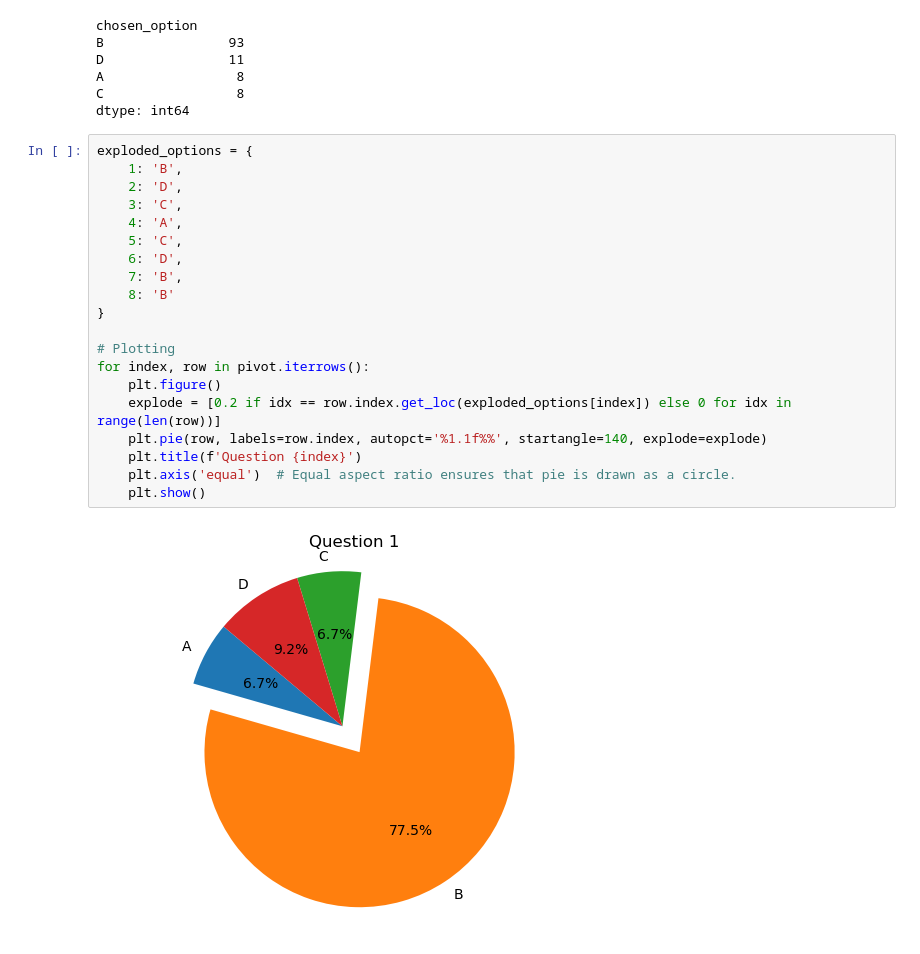
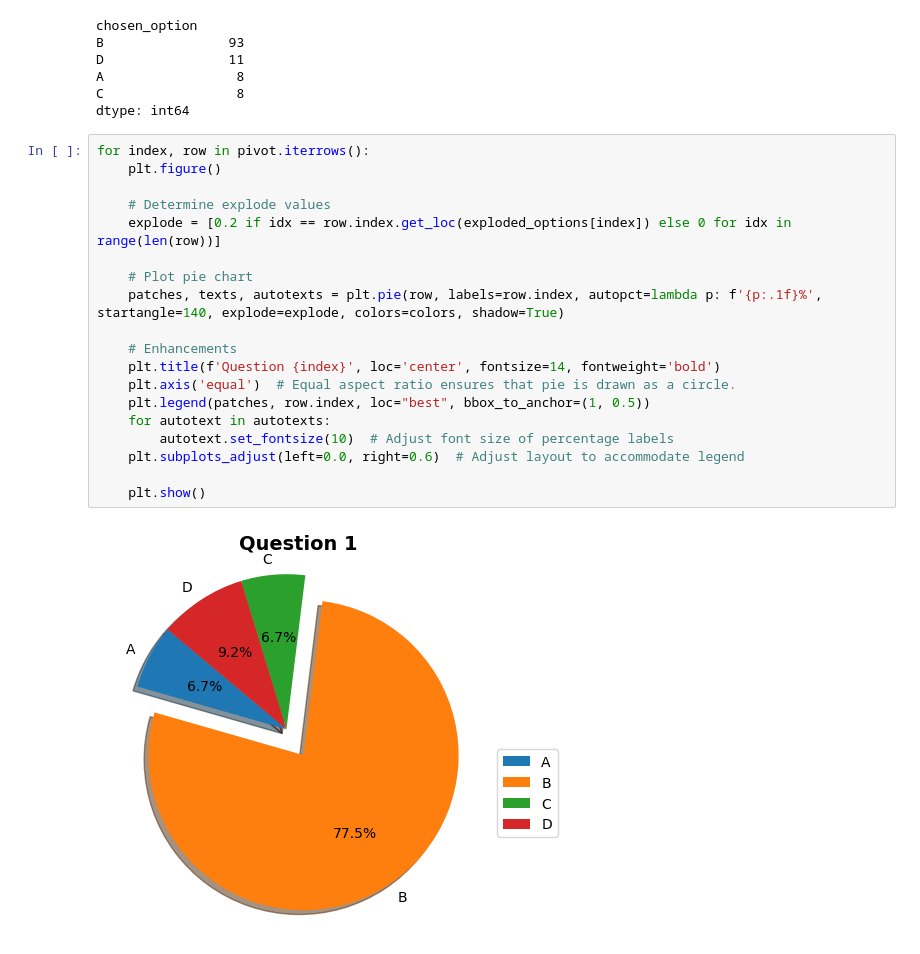
Before and after one commit to supernauth/quiz, a Jupyter notebook: analysis.ipynb, the cells around one changed output. Cells and saved outputs as stored; diff of their text form.

```diff
--- a/analysis.ipynb
+++ b/analysis.ipynb
@@ -165,24 +165,23 @@ A                 8
 C                 8
 dtype: int64
 # %%
-exploded_options = {
-    1: 'B',
-    2: 'D',
-    3: 'C',
-    4: 'A',
-    5: 'C',
-    6: 'D',
-    7: 'B',
-    8: 'B'
-}
-
-# Plotting
 for index, row in pivot.iterrows():
     plt.figure()
+
+    # Determine explode values
     explode = [0.2 if idx == row.index.get_loc(exploded_options[index]) else 0 for idx in range(len(row))]
-    plt.pie(row, labels=row.index, autopct='%1.1f%%', startangle=140, explode=explode)
-    plt.title(f'Question {index}')
+
+    # Plot pie chart
+    patches, texts, autotexts = plt.pie(row, labels=row.index, autopct=lambda p: f'{p:.1f}%', startangle=140, explode=explode, colors=colors, shadow=True)
+
+    # Enhancements
+    plt.title(f'Question {index}', loc='center', fontsize=14, fontweight='bold')
     plt.axis('equal')  # Equal aspect ratio ensures that pie is drawn as a circle.
+    plt.legend(patches, row.index, loc="best", bbox_to_anchor=(1, 0.5))
+    for autotext in autotexts:
+        autotext.set_fontsize(10)  # Adjust font size of percentage labels
+    plt.subplots_adjust(left=0.0, right=0.6)  # Adjust layout to accommodate legend
+
     plt.show()
 # %% [output]
-[figure, old version]
+[figure, new version]
```
Also changed, not shown: parts of 1 cell of this notebook.
